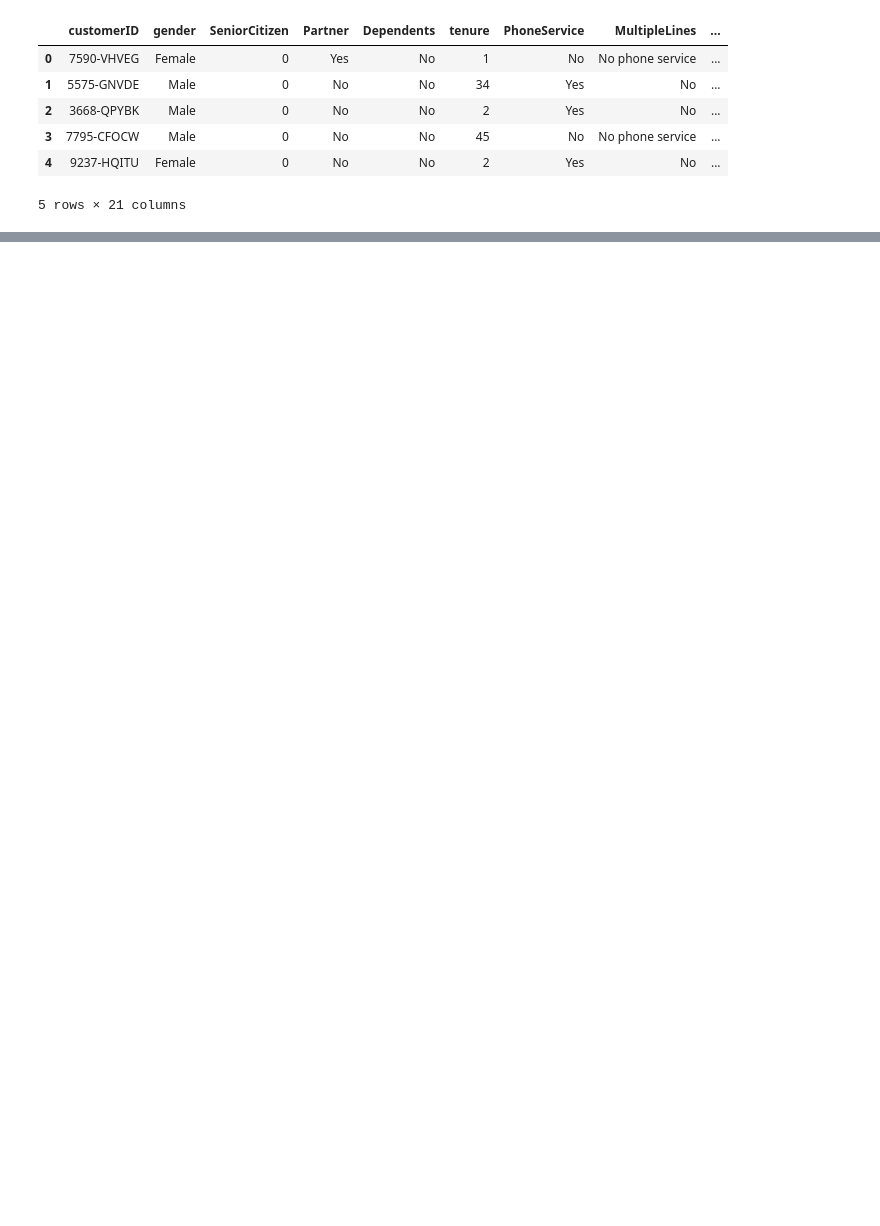
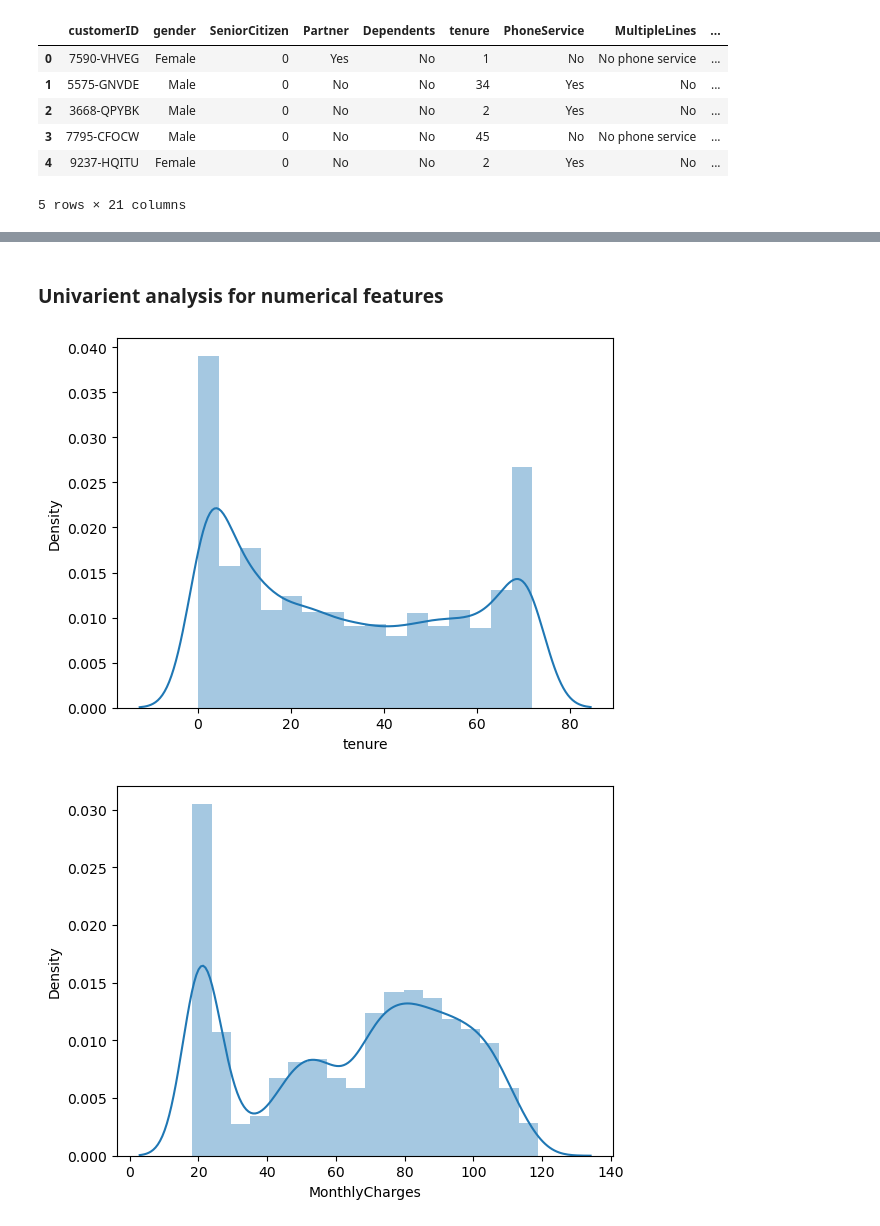
Before and after one commit to Sirikrrishna/Customer_Churn_Prediction, a Jupyter notebook: notebook/EDA.ipynb, the cells around one changed output, grey strips where cells are left out. Cells and saved outputs as stored; diff of their text form; code cells hidden in the pictures; blank space fills up the shorter version.

```diff
--- a/notebook/EDA.ipynb
+++ b/notebook/EDA.ipynb
@@ -154,3 +88,12 @@ No     73.463013
 Yes    26.536987
 Name: proportion, dtype: float64
 ---------------------------
+# %% [markdown]
+### Univarient analysis for numerical features
+# %%
+for col1 in numeric_features:
+    sns.distplot(df[col1])
+    plt.show()
+# %% [output]
+[figure, added]
+[figure, added]
```
Also changed, not shown: parts of 38 cells of this notebook, 21 other files.
